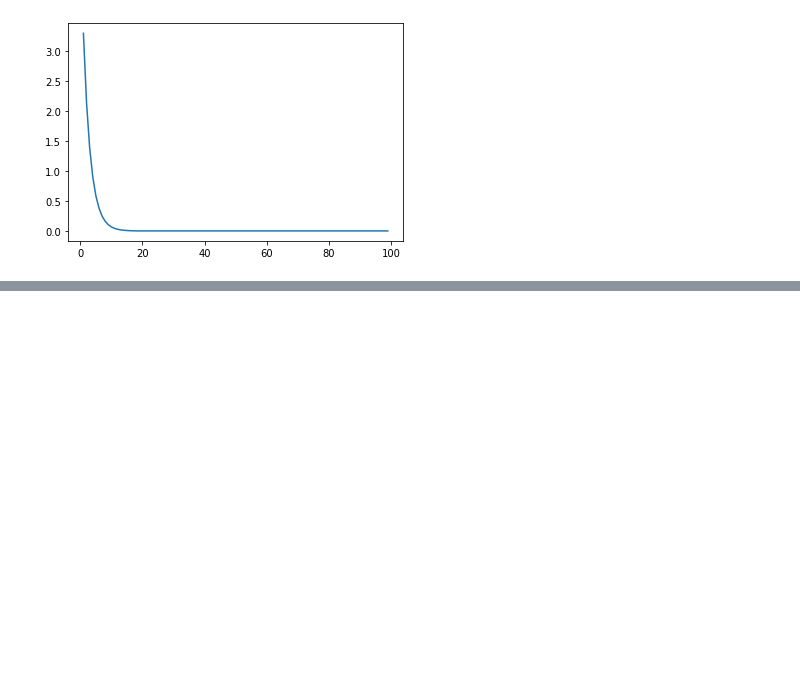
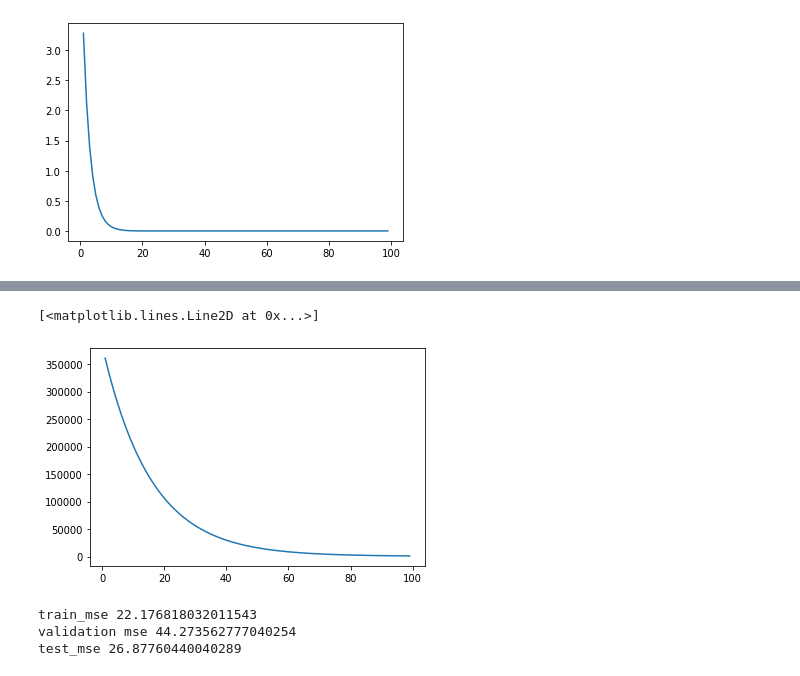
Before and after one commit to 95871abhinandankumar/Machine-learning, a Jupyter notebook: ML_assignment5_batch_gradient_descent_skitlearn.ipynb, the cells around one changed output, grey strips where cells are left out. Cells and saved outputs as stored; diff of their text form; code cells hidden in the pictures; blank space fills up the shorter version.

```diff
--- a/ML_assignment5_batch_gradient_descent_skitlearn.ipynb
+++ b/ML_assignment5_batch_gradient_descent_skitlearn.ipynb
@@ -148,20 +177,20 @@ print(mse)
 # %%
-train = train_dataset.to_numpy()
-validation = validation_dataset.to_numpy()
-test = test_dataset.to_numpy()
+train_UN = train_dataset.to_numpy()
+validation_UN = validation_dataset.to_numpy()
+test_UN = test_dataset.to_numpy()
 
 trains_MSE=[]
 validations_MSE =[]
 w=[1 for _ in range(14)]
-for i in range(1, 1000):
+for i in range(1, 100):
   w=[1 for _ in range(14)]
-  w, mse = linear_regression(i, 0.0000001, 0.001, w, train)
+  w, mse = linear_regression(i, 0.0000001, 0.001, w, train_UN)
   trains_MSE.append(mse)
-  predicted = predicted_values(w, validation)
-  validations_MSE.append(MSE(predicted, validation[:,-1]))
+  predicted = predicted_values(w, validation_UN)
+  validations_MSE.append(MSE(predicted, validation_UN[:,-1]))
 
 print(trains_MSE)
 print(validations_MSE)
-predicted = predicted_values(w, test)
-test_MSE = MSE(predicted, test[:,-1])
+predicted = predicted_values(w, test_UN)
+test_MSE = MSE(predicted, test_UN[:,-1])
 print(test_MSE)
@@ -170,0 +207,24 @@ plt.plot(epoch, trains_MSE)
+# %%
+plt.plot(epoch, validations_MSE)
+# %% [output]
+[<matplotlib.lines.Line2D at 0x...>]
+[figure, added]
+# %%
+# when dataset is not normalized
+
+from sklearn.linear_model import LinearRegression
+reg = LinearRegression()
+reg.fit(np.delete(train_UN, -1, 1),  train_UN[:,-1])
+
+
+from sklearn.metrics import mean_squared_error
+mse_train = mean_squared_error(train_UN[:,-1], reg.predict(np.delete(train_UN, -1, 1)), sample_weight=None)
+mse_validation = mean_squared_error(validation_UN[:,-1], reg.predict(np.delete(validation_UN, -1, 1)), sample_weight=None)
+mse_test = mean_squared_error(test_UN[:,-1], reg.predict(np.delete(test_UN, -1, 1)), sample_weight=None)
+print("train_mse", mse_train)
+print("validation mse", mse_validation)
+print("test_mse", mse_test)
+# %% [output]
+train_mse 22.176818032011543
+validation mse 44.273562777040254
+test_mse 26.87760440040289
```
Also changed, not shown: parts of 7 cells of this notebook.
